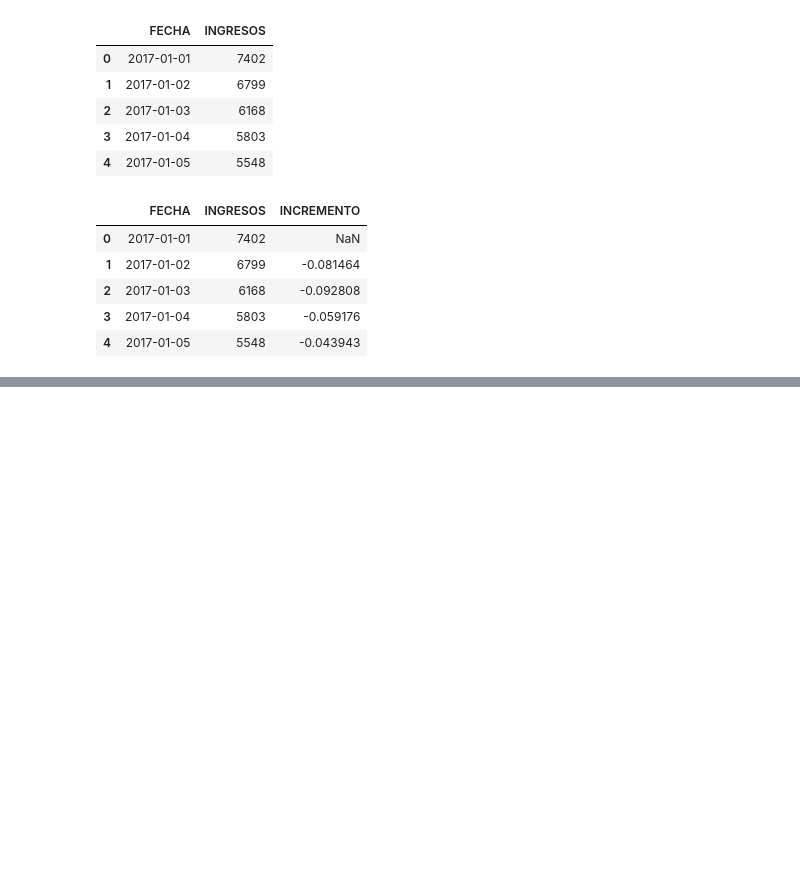
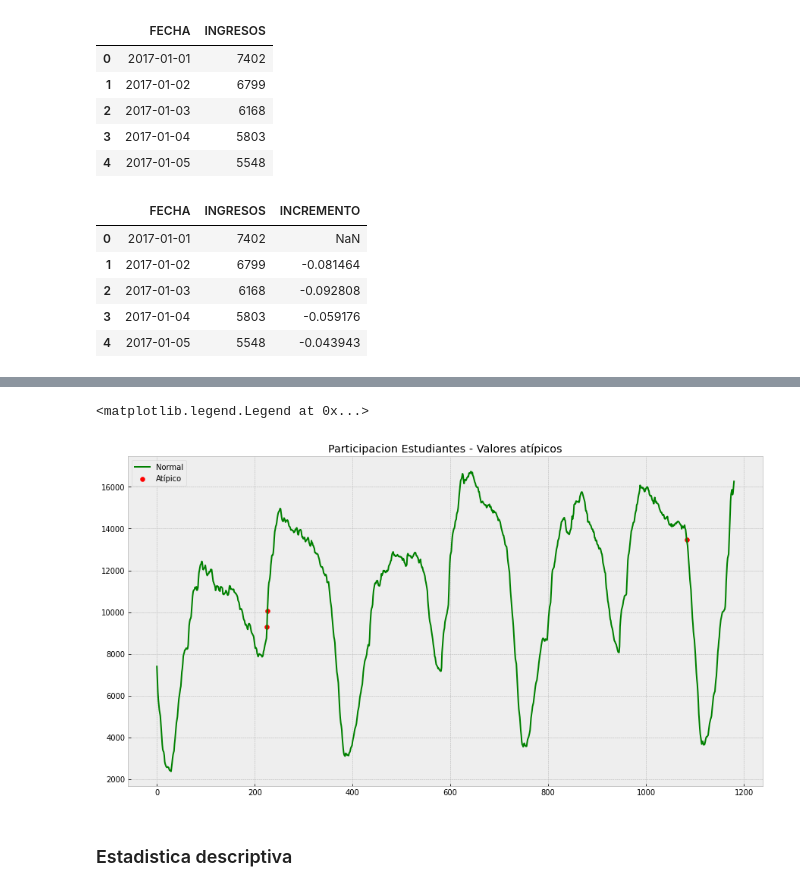
Before and after one commit to cristiandarioortegayubro/Moodle, a Jupyter notebook: ActividadesMoodle.ipynb, the cells around one changed output, grey strips where cells are left out. Cells and saved outputs as stored; diff of their text form; code cells hidden in the pictures; blank space fills up the shorter version.

```diff
--- a/ActividadesMoodle.ipynb
+++ b/ActividadesMoodle.ipynb
@@ -86,0 +119,31 @@ participacionusuario.plot('FECHA',['INCREMENTO'], kind='line', figsize=(11,6), c
+# %%
+df_rolling = participacionusuario[['INGRESOS']].rolling(window=21).agg(['mean', 'std'])
+df_rolling.columns = df_rolling.columns.droplevel()
+# %%
+df_outliers = participacionusuario.join(df_rolling)
+# %%
+def indentify_outliers(row, n_sigmas=3):
+    x = row['INGRESOS']
+    mu = row['mean']
+    sigma = row['std']
+
+    if (x > mu + 3 * sigma) | (x < mu - 3 * sigma):
+        return 1
+    else:
+        return 0
+# %%
+df_outliers['outlier'] = df_outliers.apply(indentify_outliers, axis=1)
+outliers = df_outliers.loc[df_outliers['outlier'] == 1, ['INGRESOS']]
+# %%
+plot.style.use('bmh')
+fig, ax = plot.subplots(figsize=(15,8))
+
+ax.plot(df_outliers.index, df_outliers.INGRESOS, color='green', label='Normal')
+ax.scatter(outliers.index, outliers.INGRESOS, color='red', label='Atípico')
+ax.set_title("Participacion Estudiantes - Valores atípicos")
+ax.legend(loc='upper left')
+# %% [output]
+<matplotlib.legend.Legend at 0x...>
+[figure, added]
+# %% [markdown]
+### Estadistica descriptiva
```
Also changed, not shown: parts of 21 cells of this notebook.
